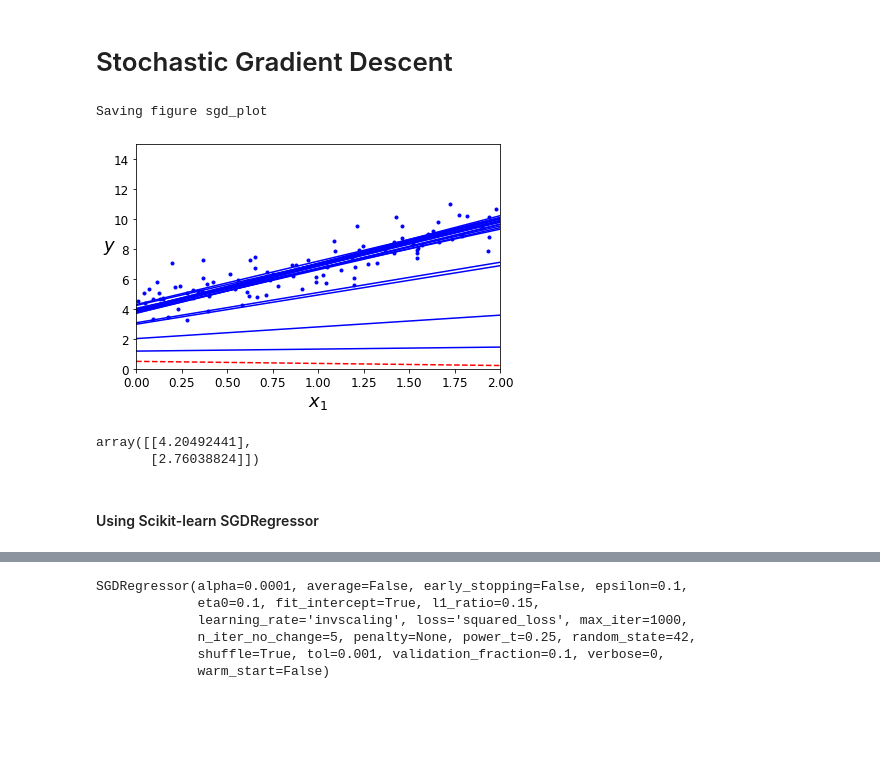
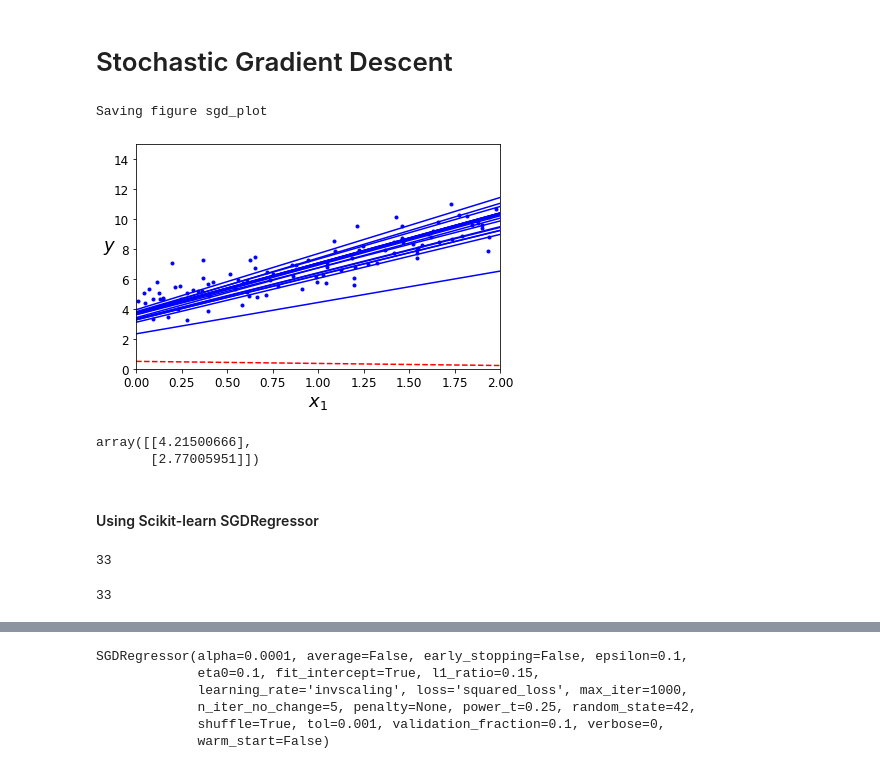
Before and after one commit to soo-pecialist/Hands_on_ML_w_Scikit_Karas_and_TensorFlow, a Jupyter notebook: CH04 Training Linear Models.ipynb, the cells around one changed output, grey strips where cells are left out. Cells and saved outputs as stored; diff of their text form; code cells hidden in the pictures; blank space fills up the shorter version.

```diff
--- a/CH04 Training Linear Models.ipynb
+++ b/CH04 Training Linear Models.ipynb
@@ -202,41 +223,42 @@ np.random.seed(42)
 # %%
 n_epochs = 1000
 t0, t1 = 5, 50  # learning schedule hyperparameters
 
 def learning_schedule(t):
     return t0 / (t + t1)
 
 theta = np.random.randn(2,1)  # random initialization
 
 for epoch in range(n_epochs):
+    random_index = np.random.choice(m, m, replace=False) # permutate the array
     for i in range(m):
         if epoch == 0 and i < 20:
             y_predict = X_new_b @ theta
             style = "b-" if i > 0 else "r--"
             plt.plot(X_new, y_predict, style)
-        random_index = np.random.randint(m)
-        xi = X_b[random_index:random_index+1]
-        yi = y[random_index:random_index+1]
+
+        xi = X_b[random_index[i]:random_index[i]+1]
+        yi = y[random_index[i]:random_index[i]+1]
 
         gradients = 2 * xi.T @ (xi@theta - yi)
         eta = learning_schedule(epoch * m + i)
         theta = theta - eta * gradients
         theta_path_sgd.append(theta)
 
 plt.plot(X, y, "b.")
 plt.xlabel("$x_1$", fontsize=18)
 plt.ylabel("$y$", rotation=0, fontsize=18)
 plt.axis([0, 2, 0, 15])
 save_fig("sgd_plot")
 plt.show()
 # %% [output]
 Saving figure sgd_plot
-[figure, old version]
+[figure, new version]
 # %%
 theta
 # %% [output]
-array([[4.20492441],
-       [2.76038824]])
+array([[4.21500666],
+       [2.77005951]])
 # %% [markdown]
 #### Using Scikit-learn SGDRegressor
 # %%
@@ -265,3 +287,11 @@ for epoch in range(n_epochs):
     for iteration in range(n_iteration):
         X_mini, y_mini = get_minibatch(X_shuffled, y_shuffled, iteration, minibatch_size)
         sgd_reg.partial_fit(X_mini, y_mini)
+# %%
+m // 3
+# %% [output]
+33
+# %%
+int(np.floor(m / 3))
+# %% [output]
+33
```
Also changed, not shown: parts of 35 cells of this notebook.
